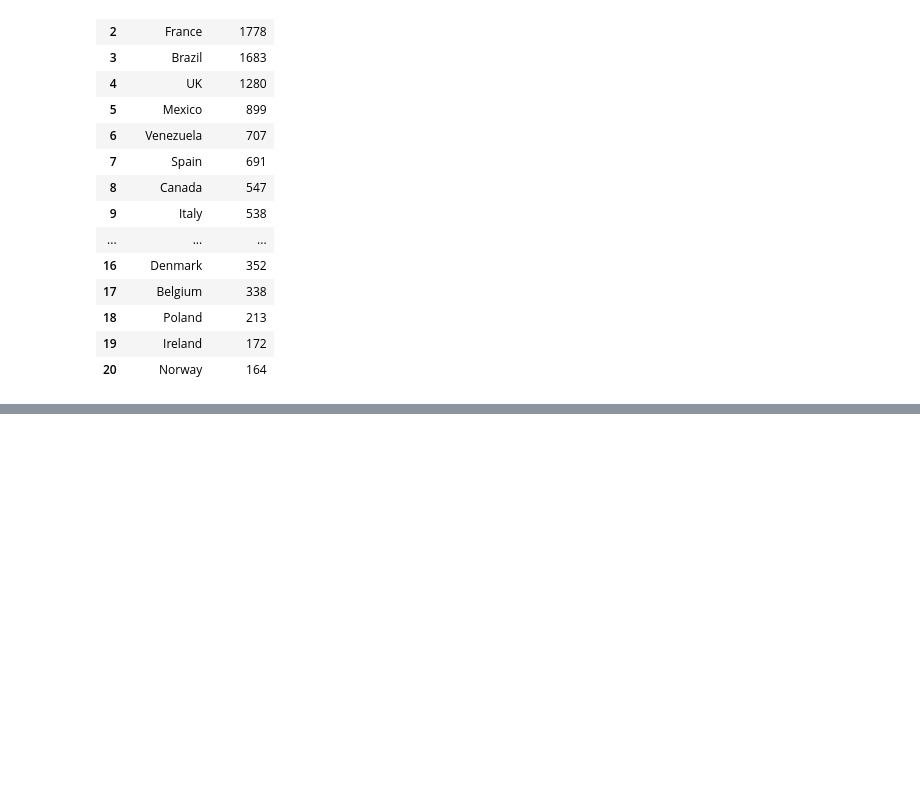
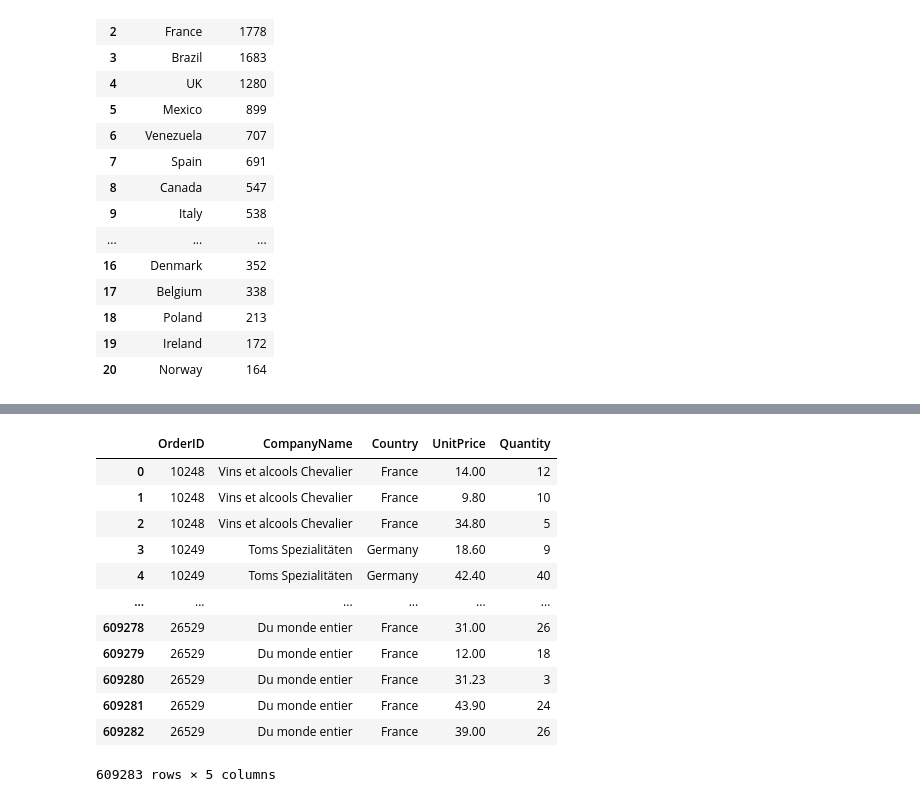
Before and after one commit to datasquad/ECLR, a Jupyter notebook: Py_SQL/Py_SQL.ipynb, the cells around one changed output, grey strips where cells are left out. Saved outputs shown, nothing was run; the diff lists cells and outputs as text; code cells hidden in the pictures; blank space fills up the shorter version.

```diff
--- a/Py_SQL/Py_SQL.ipynb
+++ b/Py_SQL/Py_SQL.ipynb
@@ -365,0 +459,19 @@ ORDER BY n_orders DESC;
+# %%
+pd.read_sql_query("SELECT o.OrderID, c.CompanyName ,c.Country, od.UnitPrice, od.Quantity \
+    FROM Orders o\
+    JOIN Customers c ON o.CustomerID = c.CustomerID\
+    JOIN 'Order Details' od ON o.OrderID = od.OrderID;", con)
+# %% [output]
+|  | OrderID | CompanyName | Country | UnitPrice | Quantity |
+| 0 | 10248 | Vins et alcools Chevalier | France | 14.00 | 12 |
+| 1 | 10248 | Vins et alcools Chevalier | France | 9.80 | 10 |
+| 2 | 10248 | Vins et alcools Chevalier | France | 34.80 | 5 |
+| 3 | 10249 | Toms Spezialitäten | Germany | 18.60 | 9 |
+| 4 | 10249 | Toms Spezialitäten | Germany | 42.40 | 40 |
+| ... | ... | ... | ... | ... | ... |
+| 609278 | 26529 | Du monde entier | France | 31.00 | 26 |
+| 609279 | 26529 | Du monde entier | France | 12.00 | 18 |
+| 609280 | 26529 | Du monde entier | France | 31.23 | 3 |
+| 609281 | 26529 | Du monde entier | France | 43.90 | 24 |
+| 609282 | 26529 | Du monde entier | France | 39.00 | 26 |
+609283 rows × 5 columns
```
Also changed, not shown: parts of 31 cells of this notebook, 5 other files.
